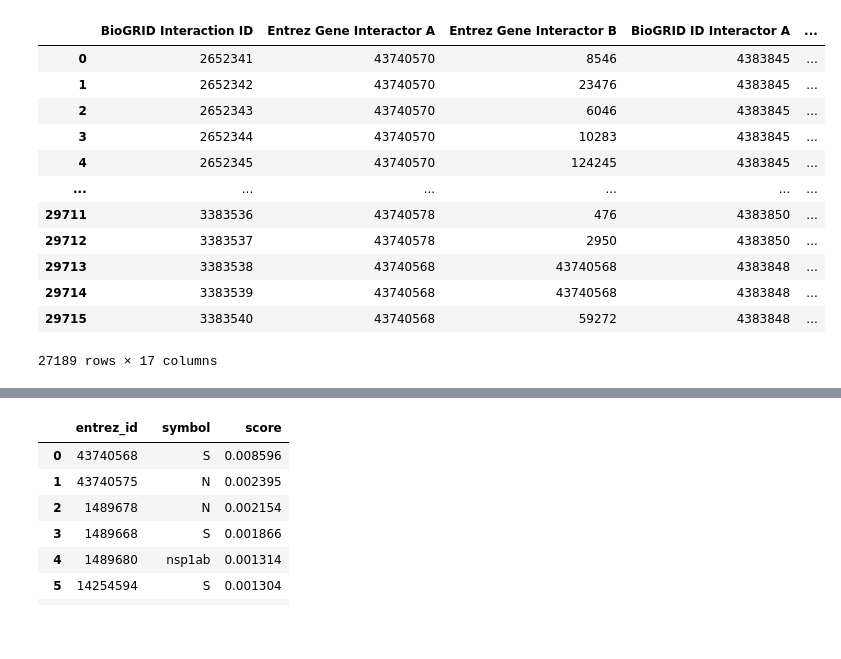
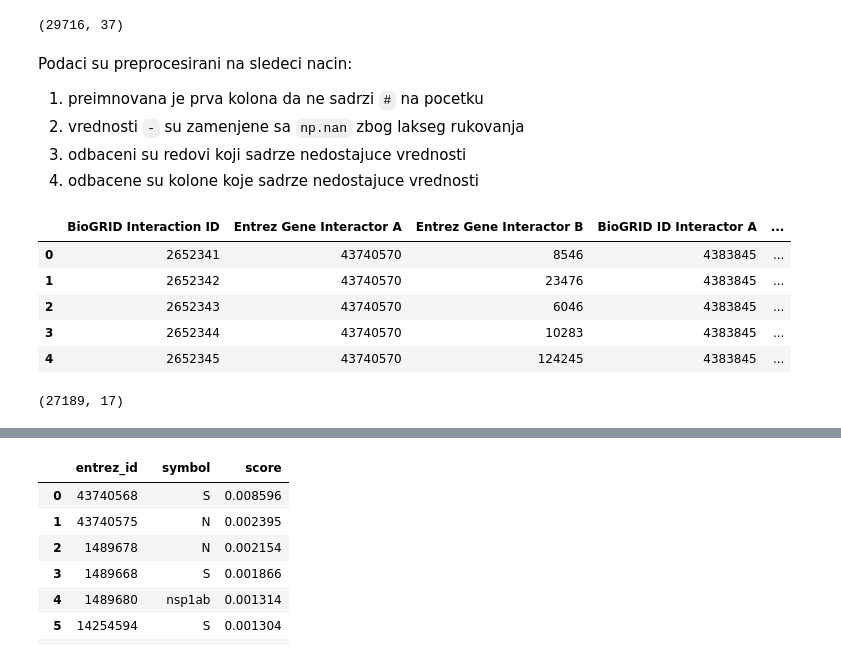
Before and after one commit to doza-daniel/ni-projekat, a Jupyter notebook: main.ipynb, the cells around one changed output, grey strips where cells are left out. Saved outputs shown, nothing was run; the diff lists cells and outputs as text; code cells hidden in the pictures; blank space fills up the shorter version.

```diff
--- a/main.ipynb
+++ b/main.ipynb
@@ -8,21 +26,27 @@ file_name = 'COVID_19_PPI/BIOGRID-PROJECT-covid19_coronavirus_project-INTERACTIO
+# %%
+df.shape
+# %% [output]
+(29716, 37)
+# %% [markdown]
+Podaci su preprocesirani na sledeci nacin:
+1. preimnovana je prva kolona da ne sadrzi `#` na pocetku
+1. vrednosti `-` su zamenjene sa `np.nan` zbog lakseg rukovanja
+1. odbaceni su redovi koji sadrze nedostajuce vrednosti
+1. odbacene su kolone koje sadrze nedostajuce vrednosti
 # %%
-df = pd.read_csv(file_name, sep='\t')
 df.rename(mapper=lambda col: col.lstrip('#'), axis=1, inplace=True)
 df = df.applymap(lambda x: np.nan if x == "-" else x)
 df.dropna(subset=['Entrez Gene Interactor A', 'Entrez Gene Interactor B'], inplace=True)
 df.dropna(axis=1, inplace=True)
-df
+df.head()
 # %% [output]
 |  | BioGRID Interaction ID | Entrez Gene Interactor A | Entrez Gene Interactor B | BioGRID ID Interactor A | ... |
 | 0 | 2652341 | 43740570 | 8546 | 4383845 | ... |
 | 1 | 2652342 | 43740570 | 23476 | 4383845 | ... |
 | 2 | 2652343 | 43740570 | 6046 | 4383845 | ... |
 | 3 | 2652344 | 43740570 | 10283 | 4383845 | ... |
 | 4 | 2652345 | 43740570 | 124245 | 4383845 | ... |
-| ... | ... | ... | ... | ... | ... |
-| 29711 | 3383536 | 43740578 | 476 | 4383850 | ... |
-| 29712 | 3383537 | 43740578 | 2950 | 4383850 | ... |
-| 29713 | 3383538 | 43740568 | 43740568 | 4383848 | ... |
-| 29714 | 3383539 | 43740568 | 43740568 | 4383848 | ... |
-| 29715 | 3383540 | 43740568 | 59272 | 4383848 | ... |
-27189 rows × 17 columns
+# %%
+df.shape
+# %% [output]
+(27189, 17)
```
Also changed, not shown: parts of 9 cells of this notebook.
